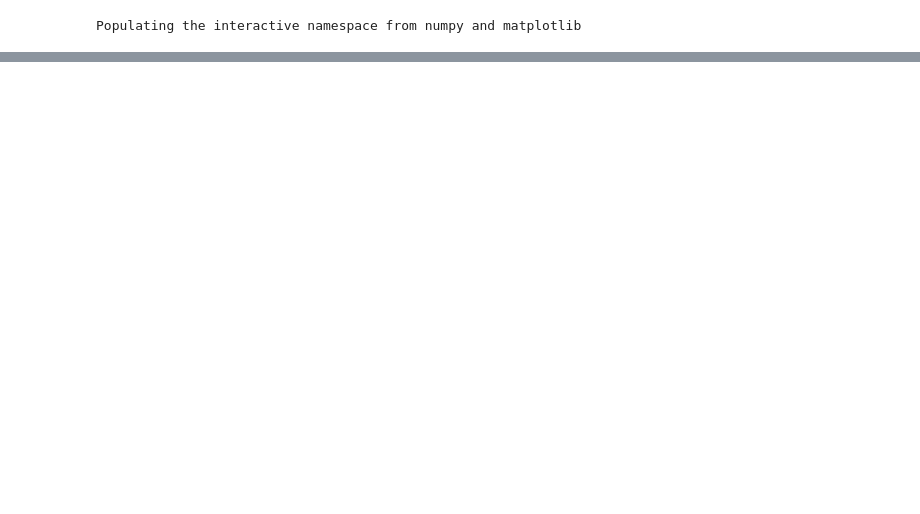
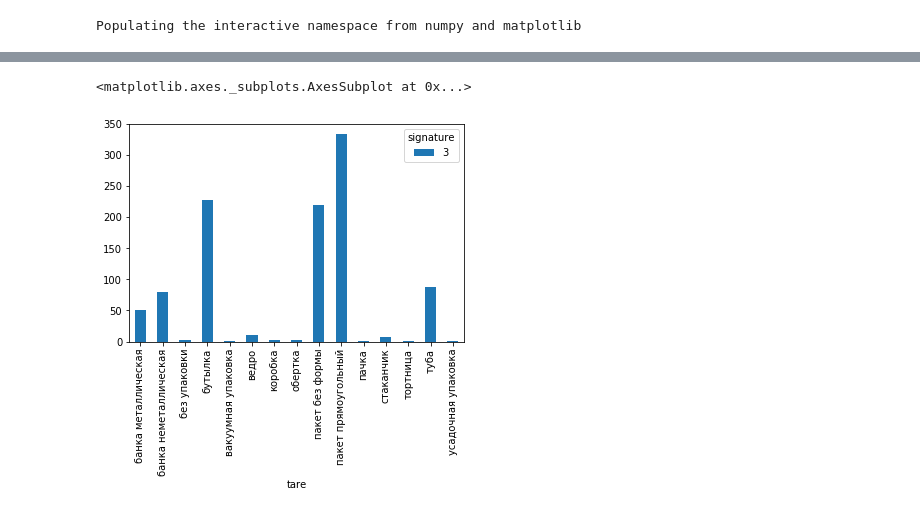
Before and after one commit to ipospelov/text-classification-skbkontur, a Jupyter notebook: report.ipynb, the cells around one changed output, grey strips where cells are left out. Drawn from its saved outputs; the diff is of its cells as text; code cells hidden in the pictures; blank space fills up the shorter version.

```diff
--- a/report.ipynb
+++ b/report.ipynb
@@ -45,0 +46,6 @@ df_train
+# %%
+#с "миллилитрами" ситуация несколько хуже, тем не менее, определенные корреляции присутствуют
+df_train[df_train.signature == 3].pivot_table('id', 'tare', 'signature', 'count').plot(kind='bar', stacked=True)
+# %% [output]
+<matplotlib.axes._subplots.AxesSubplot at 0x...>
+[figure, added]
```
Also changed, not shown: parts of 17 cells of this notebook.
